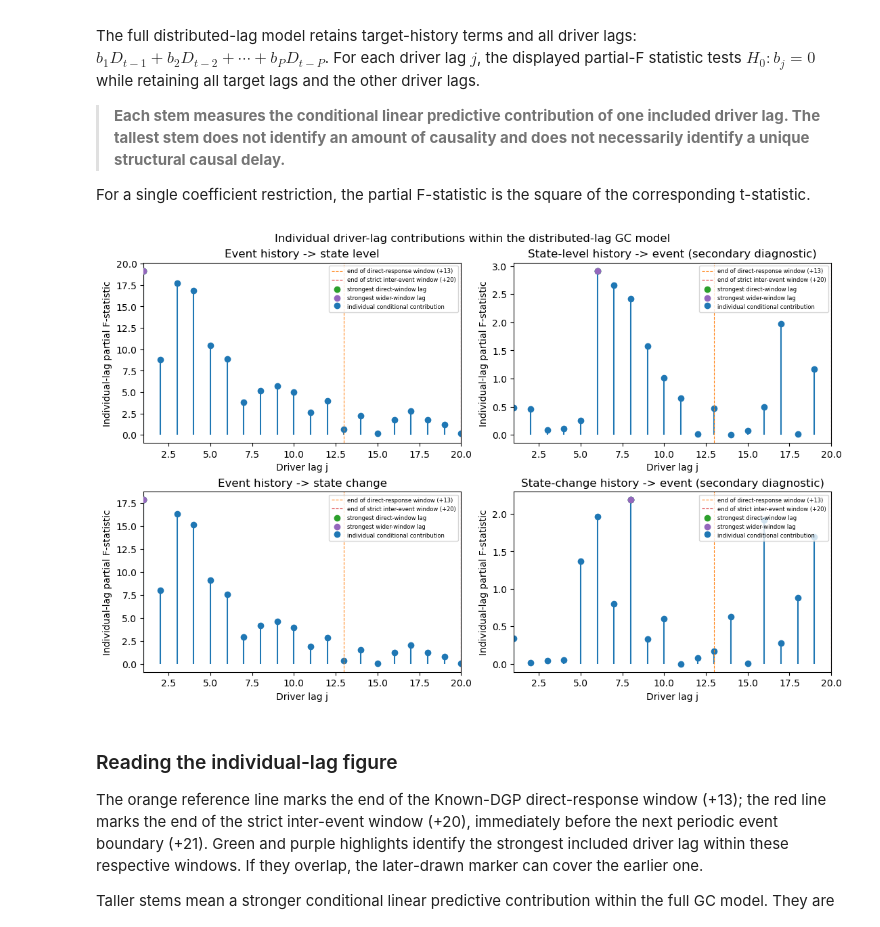
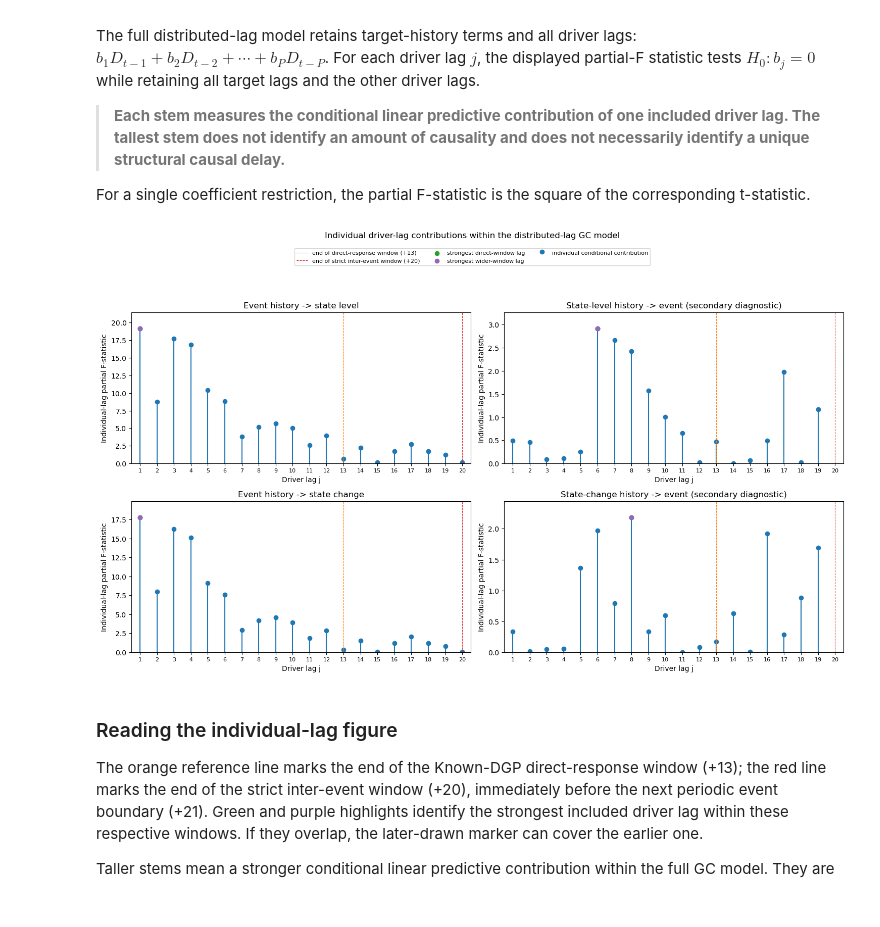
Before and after one commit to JivN24/HSBC-AN-RN, a Jupyter notebook: CODEWORK/Linus' Task Re-Do/01_dense_periodic_n1_gc_tdmi.ipynb, the cells around one changed output. Drawn from its saved outputs; the diff is of its cells as text; code cells hidden in the pictures.

```diff
--- a/CODEWORK/Linus' Task Re-Do/01_dense_periodic_n1_gc_tdmi.ipynb
+++ b/CODEWORK/Linus' Task Re-Do/01_dense_periodic_n1_gc_tdmi.ipynb
@@ -189,23 +189,33 @@ The full distributed-lag model retains target-history terms and all driver lags:
 
 For a single coefficient restriction, the partial F-statistic is the square of the corresponding t-statistic.
 # %%
-fig,axes=plt.subplots(2,2,figsize=(11,7),constrained_layout=True)
-fig.suptitle('Individual driver-lag contributions within the distributed-lag GC model')
+fig,axes=plt.subplots(2,2,figsize=(15,9))
+fig.suptitle('Individual driver-lag contributions within the distributed-lag GC model',y=0.985)
 panel_titles={'event -> state level':'Event history -> state level','state level -> event':'State-level history -> event (secondary diagnostic)','event -> state change':'Event history -> state change','state change -> event':'State-change history -> event (secondary diagnostic)'}
 for ax,(_,direction,_,_) in zip(axes.ravel(),gc_specs):
     data=individual_lag_table.loc[individual_lag_table.direction.eq(direction)]
     ax.stem(data.lag,data.partial_F_statistic,basefmt=' ',label='individual conditional contribution')
     ax.axvline(DIRECT_END,color='tab:orange',linestyle='--',linewidth=.8,label='end of direct-response window (+13)')
     ax.axvline(INTER_EVENT_END,color='tab:red',linestyle='--',linewidth=.8,label='end of strict inter-event window (+20)')
     inter_label=f"valid inter-event lag=1..{GC_MAX_ORDER-1 if direction in REVERSE_GC_DIRECTIONS else GC_MAX_ORDER}"
     for label,color,legend_label in [('direct response lag=1..13','tab:green','strongest direct-window lag'),(inter_label,'tab:purple','strongest wider-window lag')]:
         row=strongest_individual_lag_table.loc[(strongest_individual_lag_table.direction.eq(direction))&(strongest_individual_lag_table['lag window'].eq(label))].iloc[0]
         ax.scatter(row['strongest lag'],row['partial F-statistic'],color=color,zorder=4,label=legend_label)
-    ax.set(title=panel_titles[direction],xlabel='Driver lag j',ylabel='Individual-lag partial F-statistic',xlim=(1,GC_MAX_ORDER))
-    ax.legend(fontsize=6,loc='upper right')
+    panel_max=(data['partial_F_statistic'].replace([np.inf,-np.inf],np.nan).max())
+    if pd.notna(panel_max) and panel_max>0:
+        ax.set_ylim(0,panel_max*1.12)
+    else:
+        ax.set_ylim(bottom=0)
+    ax.set(title=panel_titles[direction],xlabel='Driver lag j',ylabel='Individual-lag partial F-statistic')
+    ax.set_xlim(0.5,GC_MAX_ORDER+0.5)
+    ax.set_xticks(np.arange(1,GC_MAX_ORDER+1))
+    ax.tick_params(axis='x',labelsize=8)
+handles,labels=axes.flat[0].get_legend_handles_labels()
+fig.legend(handles,labels,loc='upper center',bbox_to_anchor=(0.5,0.955),ncol=3,fontsize=8,frameon=True)
+fig.tight_layout(rect=(0,0,1,0.88))
 plt.show()
 # %% [output]
-[figure, old version]
+[figure, new version]
 # %% [markdown]
 ### Reading the individual-lag figure
 
```
Also changed, not shown: parts of 1 cell of this notebook, 1 other file.
